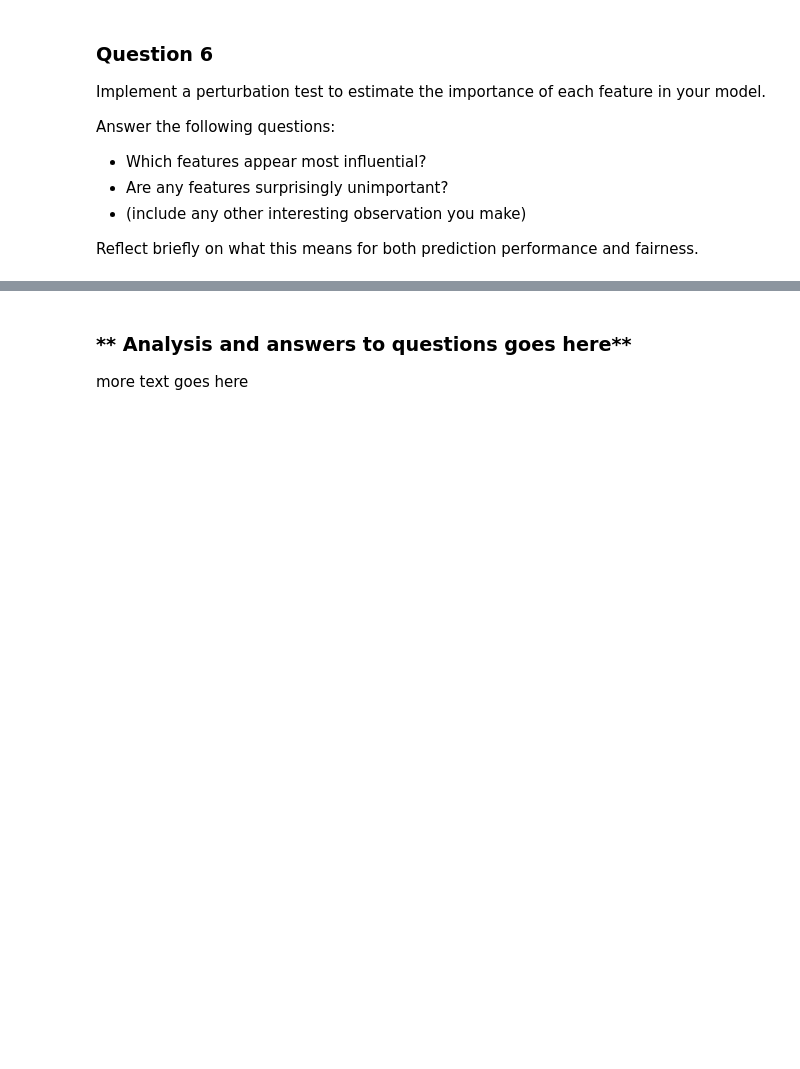
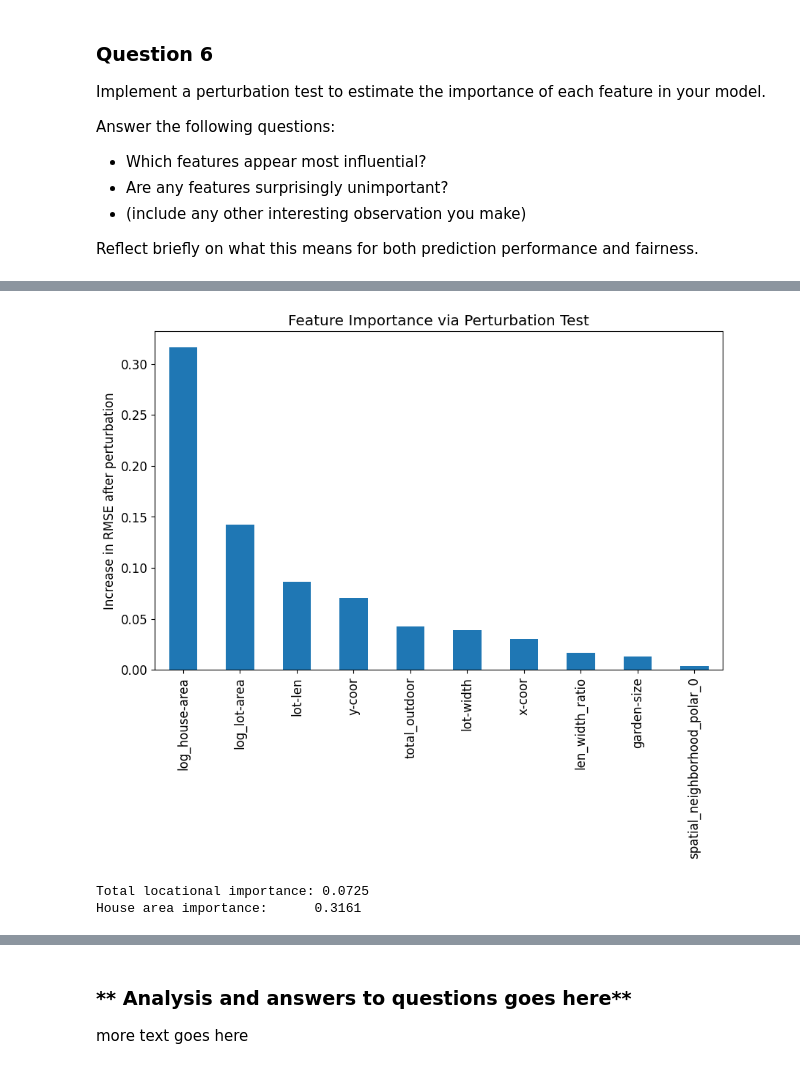
Before and after one commit to MaksiuMilcarz/Data-Analysis, a Jupyter notebook: clinic2/DA-clinic2-max.ipynb, the cells around one changed output, grey strips where cells are left out. Saved outputs shown, nothing was run; the diff lists cells and outputs as text; code cells hidden in the pictures; blank space fills up the shorter version.

```diff
--- a/clinic2/DA-clinic2-max.ipynb
+++ b/clinic2/DA-clinic2-max.ipynb
@@ -1855,5 +1855,22 @@ def perturbation_importance(model, X_test, y_test, metric=rmse):
 
     Returns a Series indexed by feature name with RMSE increase values.
     """
+    y_pred_baseline = model.predict(X_test)
+    baseline_rmse = metric(y_test, y_pred_baseline)
 
-    return []
+    importances = {}
+
+    for col in X_test.columns:
+        X_test_perturbed = X_test.copy()
+
+        # shuffle
+        X_test_perturbed[col] = np.random.permutation(X_test_perturbed[col].values)
+
+        # measure the impact
+        y_pred_perturbed = model.predict(X_test_perturbed)
+        perturbed_rmse = metric(y_test, y_pred_perturbed)
+
+        # importances is the increase in error
+        importances[col] = perturbed_rmse - baseline_rmse
+
+    return pd.Series(importances).sort_values(ascending=False)
@@ -1863,11 +1908,11 @@ def perturbation_importance(model, X_test, y_test, metric=rmse):
 model = final_model
 
 # Align feature columns (protects against column order / missing dummies / extra columns)
-#X_test_aligned = X_test.reindex(columns=X_train.columns, fill_value=0)
+X_test_aligned = X_test.reindex(columns=X_train.columns, fill_value=0)
 
 feature_importance = perturbation_importance(
     model,
-    X_test,
+    X_test_aligned,
     y_test
 )
 
@@ -1875,6 +1933,19 @@ feature_importance
 # %%
+top_features = feature_importance.head(10)
 plt.figure(figsize=(10,6))
-feature_importance.plot(kind="bar")
+top_features.plot(kind="bar")
 plt.ylabel("Increase in RMSE after perturbation")
 plt.title("Feature Importance via Perturbation Test")
 plt.show()
+# %% [output]
+[figure, added]
+# %%
+neighborhood_cols = [c for c in feature_importance.index if 'spatial_neighborhood_polar' in c]
+
+total_location_importance = feature_importance[neighborhood_cols].sum()
+
+print(f"Total locational importance: {total_location_importance:.4f}")
+print(f"House area importance:      {feature_importance['log_house-area']:.4f}")
+# %% [output]
+Total locational importance: 0.0725
+House area importance:      0.3161
```
Also changed, not shown: parts of 15 cells of this notebook.
